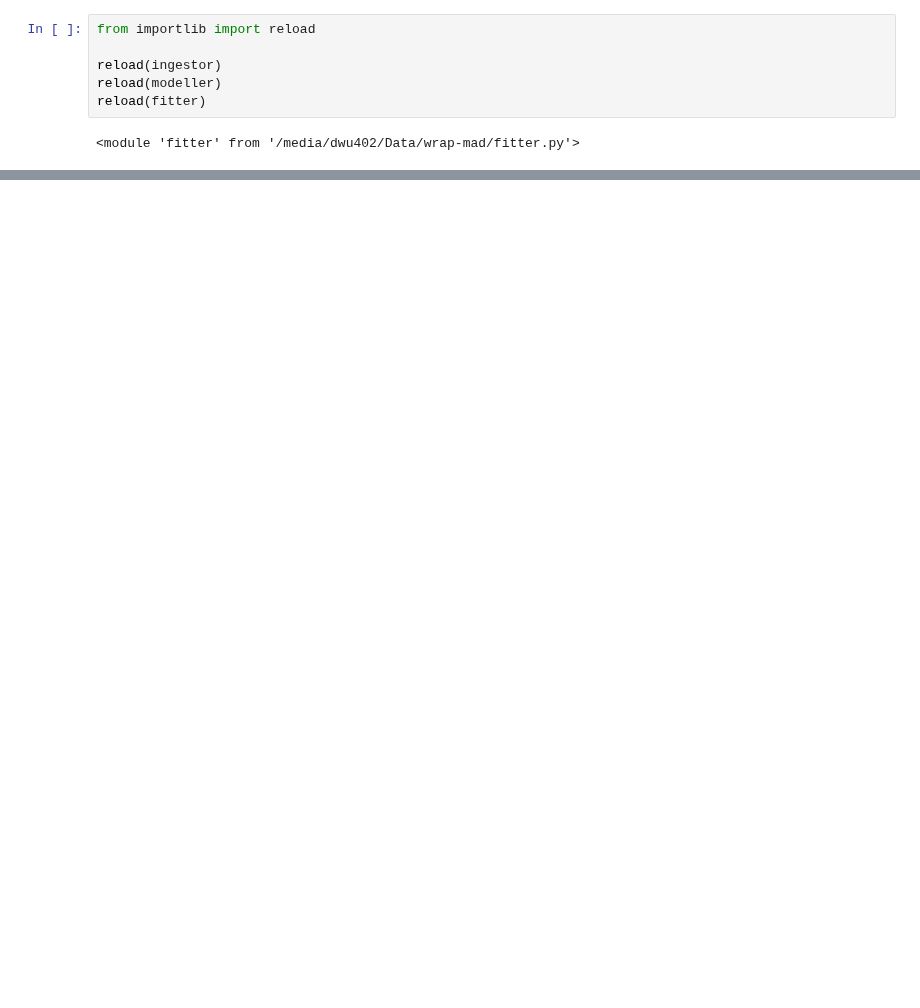
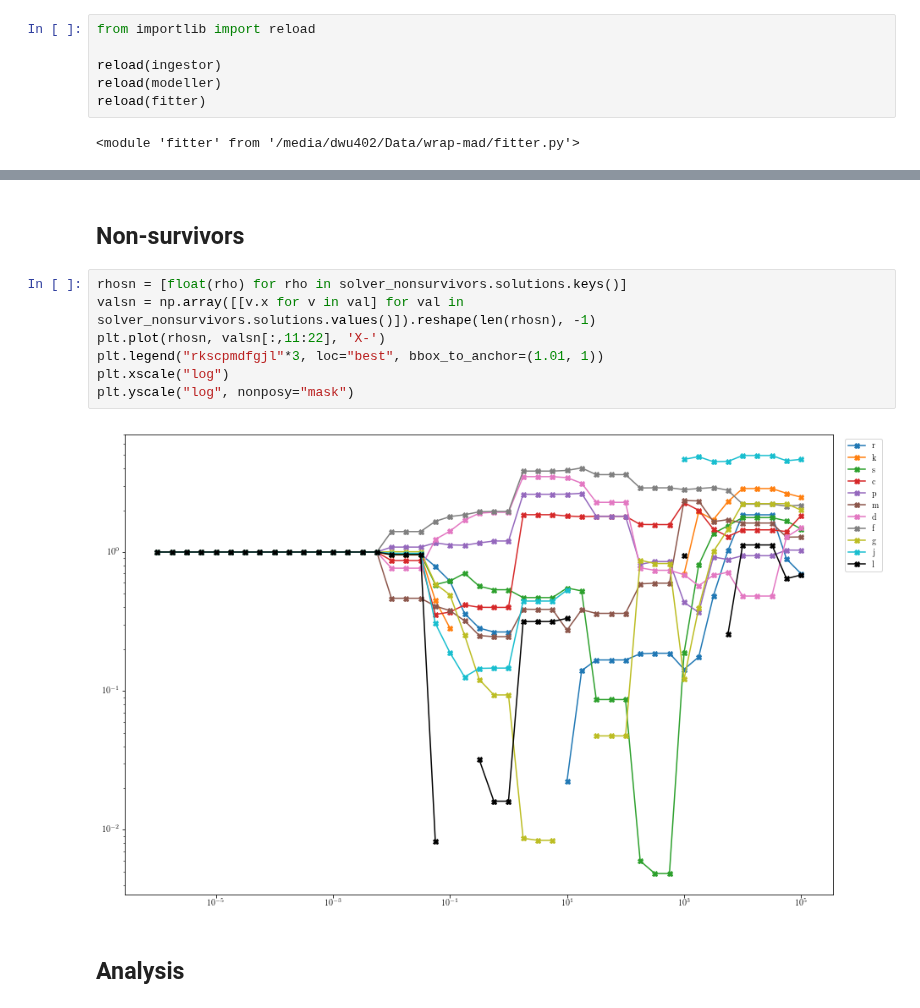
Before and after one commit to dwu402/self-harm, a Jupyter notebook: validation_runs.ipynb, the cells around one changed output, grey strips where cells are left out. Drawn from its saved outputs; the diff is of its cells as text; blank space fills up the shorter version.

```diff
--- a/validation_runs.ipynb
+++ b/validation_runs.ipynb
@@ -248,0 +48,13 @@ for a in ax.flatten():
+# %% [markdown]
+## Non-survivors
+# %%
+rhosn = [float(rho) for rho in solver_nonsurvivors.solutions.keys()]
+valsn = np.array([[v.x for v in val] for val in solver_nonsurvivors.solutions.values()]).reshape(len(rhosn), -1)
+plt.plot(rhosn, valsn[:,11:22], 'X-')
+plt.legend("rkscpmdfgjl"*3, loc="best", bbox_to_anchor=(1.01, 1))
+plt.xscale("log")
+plt.yscale("log", nonposy="mask")
+# %% [output]
+[figure, added]
+# %% [markdown]
+## Analysis
```
Also changed, not shown: parts of 47 cells of this notebook, 5 other files.
